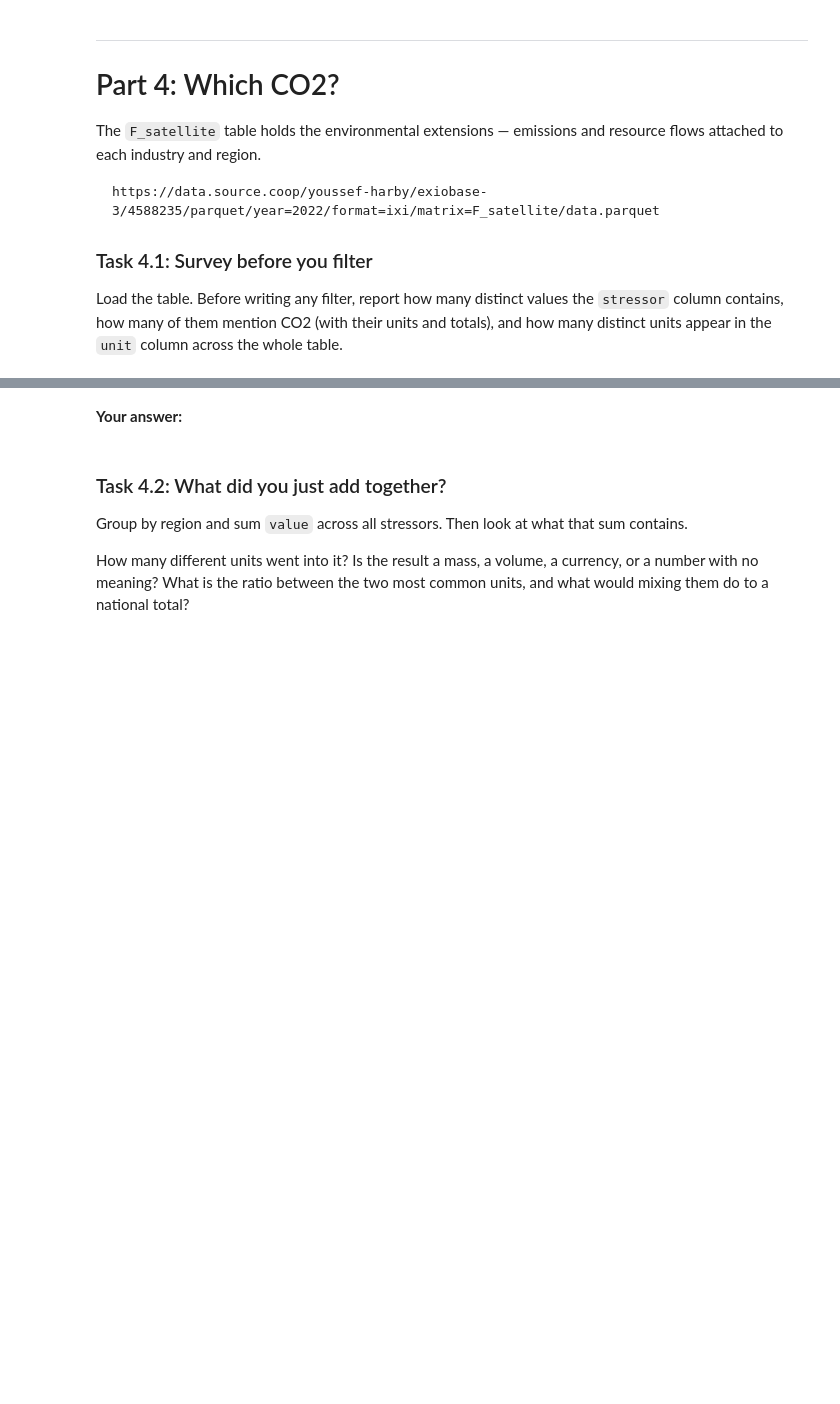
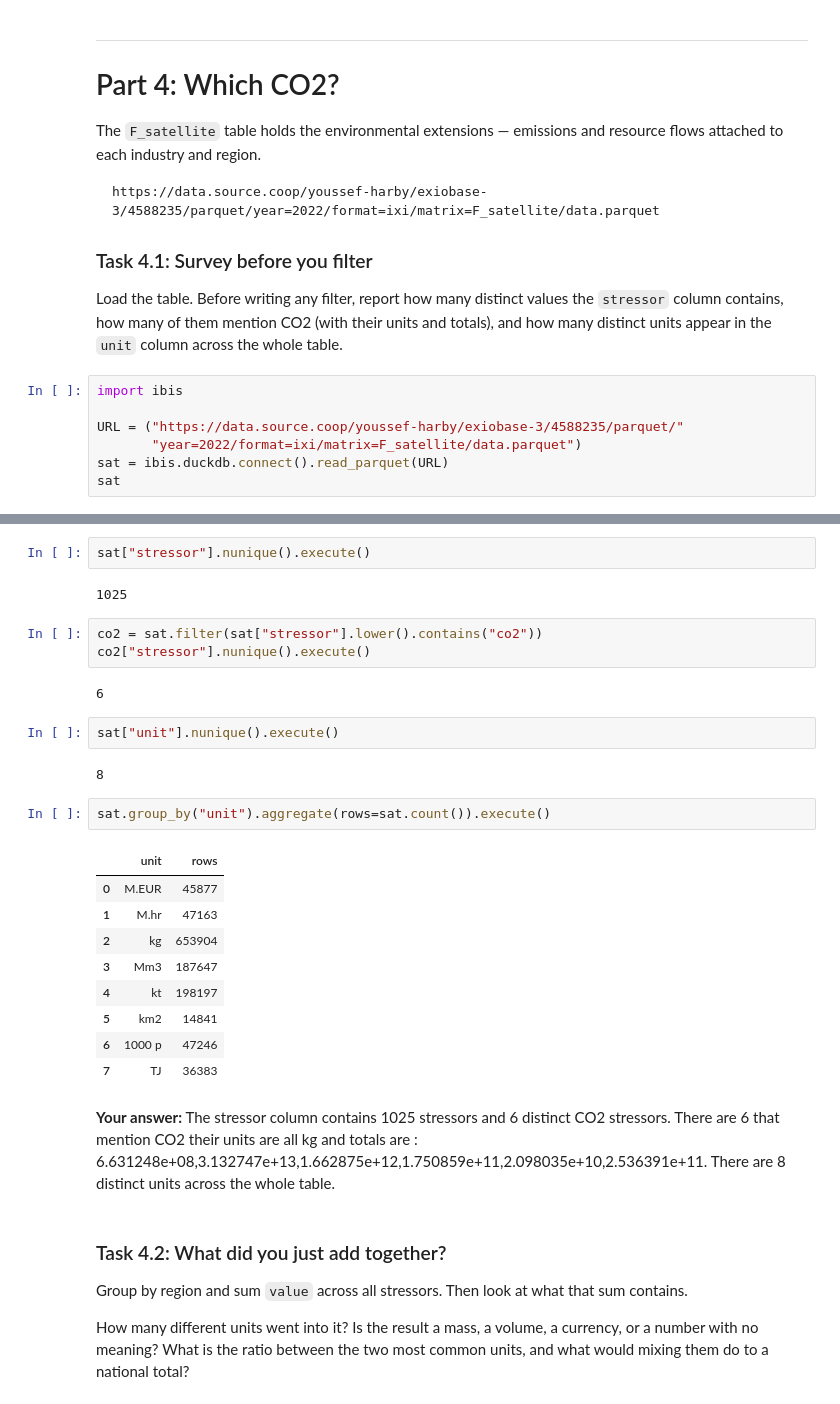
Before and after one commit to jiyuaa/climate-change, a Jupyter notebook: climate.ipynb, the cells around one changed output, grey strips where cells are left out. Drawn from its saved outputs; the diff is of its cells as text; blank space fills up the shorter version.

```diff
--- a/climate.ipynb
+++ b/climate.ipynb
@@ -737,3 +736,10 @@ https://data.source.coop/youssef-harby/exiobase-3/4588235/parquet/year=2022/form
 Load the table. Before writing any filter, report how many distinct values the `stressor` column
 contains, how many of them mention CO2 (with their units and totals), and how many distinct units
 appear in the `unit` column across the whole table.
+# %%
+import ibis
+
+URL = ("https://data.source.coop/youssef-harby/exiobase-3/4588235/parquet/"
+       "year=2022/format=ixi/matrix=F_satellite/data.parquet")
+sat = ibis.duckdb.connect().read_parquet(URL)
+sat
@@ -740,5 +756,30 @@ appear in the `unit` column across the whole table.
+# %%
+sat["stressor"].nunique().execute()
+# %% [output]
+1025
+# %%
+co2 = sat.filter(sat["stressor"].lower().contains("co2"))
+co2["stressor"].nunique().execute()
+# %% [output]
+6
+# %%
+sat["unit"].nunique().execute()
+# %% [output]
+8
+# %%
+sat.group_by("unit").aggregate(rows=sat.count()).execute()
+# %% [output]
+|  | unit | rows |
+| 0 | M.EUR | 45877 |
+| 1 | M.hr | 47163 |
+| 2 | kg | 653904 |
+| 3 | Mm3 | 187647 |
+| 4 | kt | 198197 |
+| 5 | km2 | 14841 |
+| 6 | 1000 p | 47246 |
+| 7 | TJ | 36383 |
 # %% [markdown]
-**Your answer:**
+**Your answer:** The stressor column contains 1025 stressors and 6 distinct CO2 stressors. There are 6 that mention CO2 their units are all kg and totals are : 6.631248e+08,3.132747e+13,1.662875e+12,1.750859e+11,2.098035e+10,2.536391e+11. There are 8 distinct units across the whole table.
 # %% [markdown]
 ### Task 4.2: What did you just add together?
 
```
Also changed, not shown: parts of 14 cells of this notebook.
